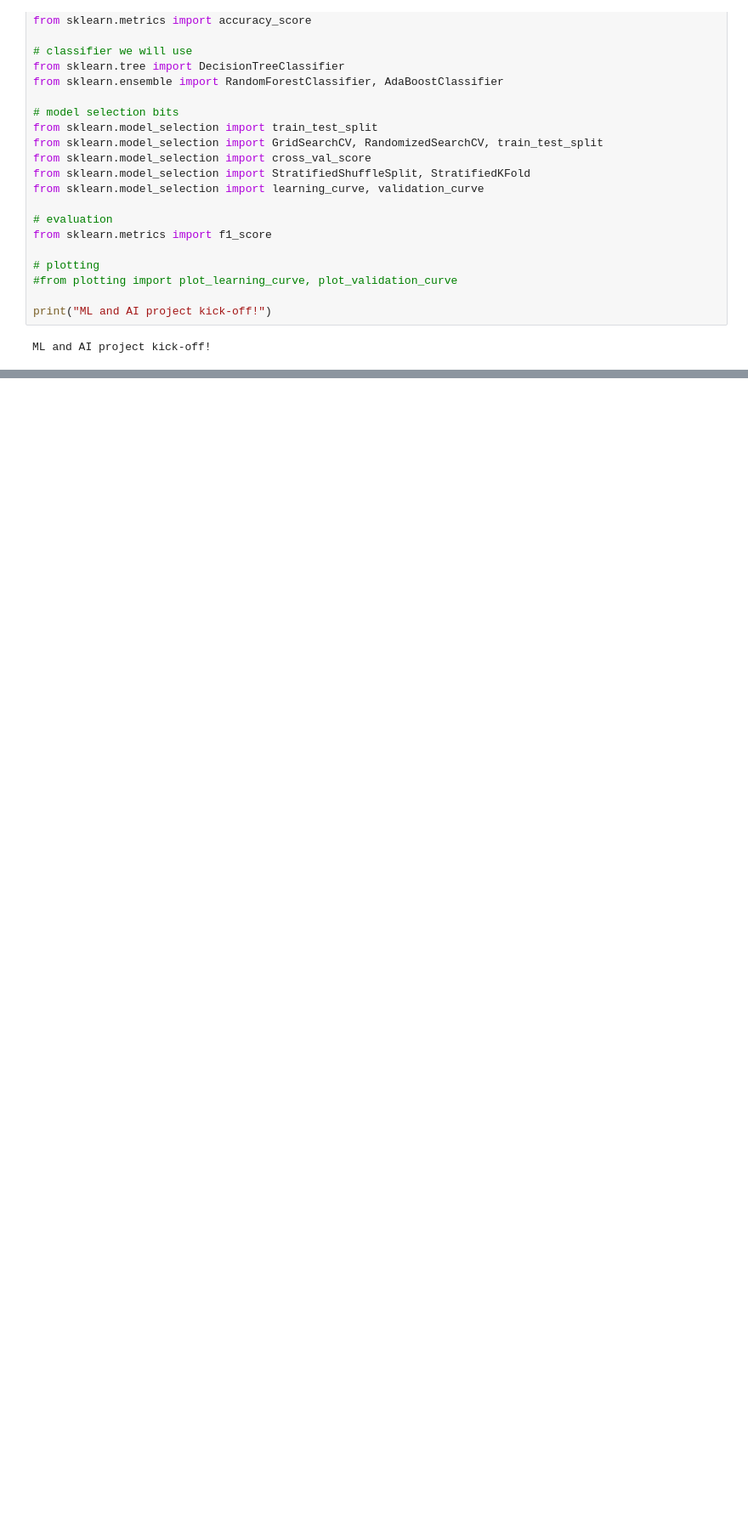
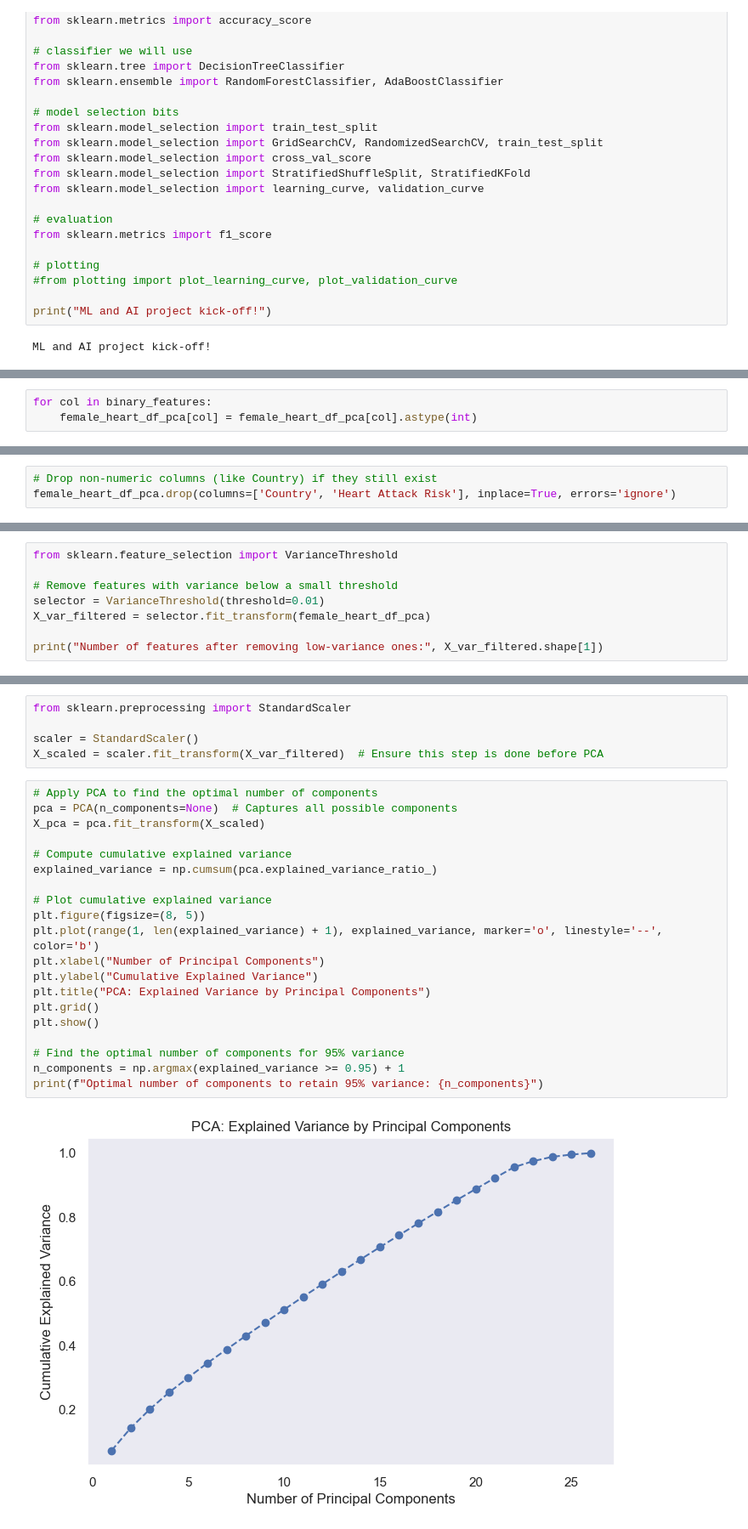
Before and after one commit to AICarope/Logistic-Regression-machine-learning-project-up, a Jupyter notebook: 3_Women_ML.ipynb, the cells around one changed output, grey strips where cells are left out. Shown at 85% size. Drawn from its saved outputs; the diff is of its cells as text; blank space fills up the shorter version.

```diff
--- a/3_Women_ML.ipynb
+++ b/3_Women_ML.ipynb
@@ -45,0 +109,3 @@ ML and AI project kick-off!
+# %%
+for col in binary_features:
+    female_heart_df_pca[col] = female_heart_df_pca[col].astype(int)
@@ -45,0 +135,3 @@ ML and AI project kick-off!
+# %%
+# Drop non-numeric columns (like Country) if they still exist
+female_heart_df_pca.drop(columns=['Country', 'Heart Attack Risk'], inplace=True, errors='ignore')
@@ -45,0 +200,8 @@ ML and AI project kick-off!
+# %%
+from sklearn.feature_selection import VarianceThreshold
+
+# Remove features with variance below a small threshold
+selector = VarianceThreshold(threshold=0.01)
+X_var_filtered = selector.fit_transform(female_heart_df_pca)
+
+print("Number of features after removing low-variance ones:", X_var_filtered.shape[1])
@@ -45,0 +210,27 @@ ML and AI project kick-off!
+# %%
+from sklearn.preprocessing import StandardScaler
+
+scaler = StandardScaler()
+X_scaled = scaler.fit_transform(X_var_filtered)  # Ensure this step is done before PCA
+# %%
+# Apply PCA to find the optimal number of components
+pca = PCA(n_components=None)  # Captures all possible components
+X_pca = pca.fit_transform(X_scaled)
+
+# Compute cumulative explained variance
+explained_variance = np.cumsum(pca.explained_variance_ratio_)
+
+# Plot cumulative explained variance
+plt.figure(figsize=(8, 5))
+plt.plot(range(1, len(explained_variance) + 1), explained_variance, marker='o', linestyle='--', color='b')
+plt.xlabel("Number of Principal Components")
+plt.ylabel("Cumulative Explained Variance")
+plt.title("PCA: Explained Variance by Principal Components")
+plt.grid()
+plt.show()
+
+# Find the optimal number of components for 95% variance
+n_components = np.argmax(explained_variance >= 0.95) + 1
+print(f"Optimal number of components to retain 95% variance: {n_components}")
+# %% [output]
+[figure, added]
```
Also changed, not shown: parts of 113 cells of this notebook, 5 other files.
